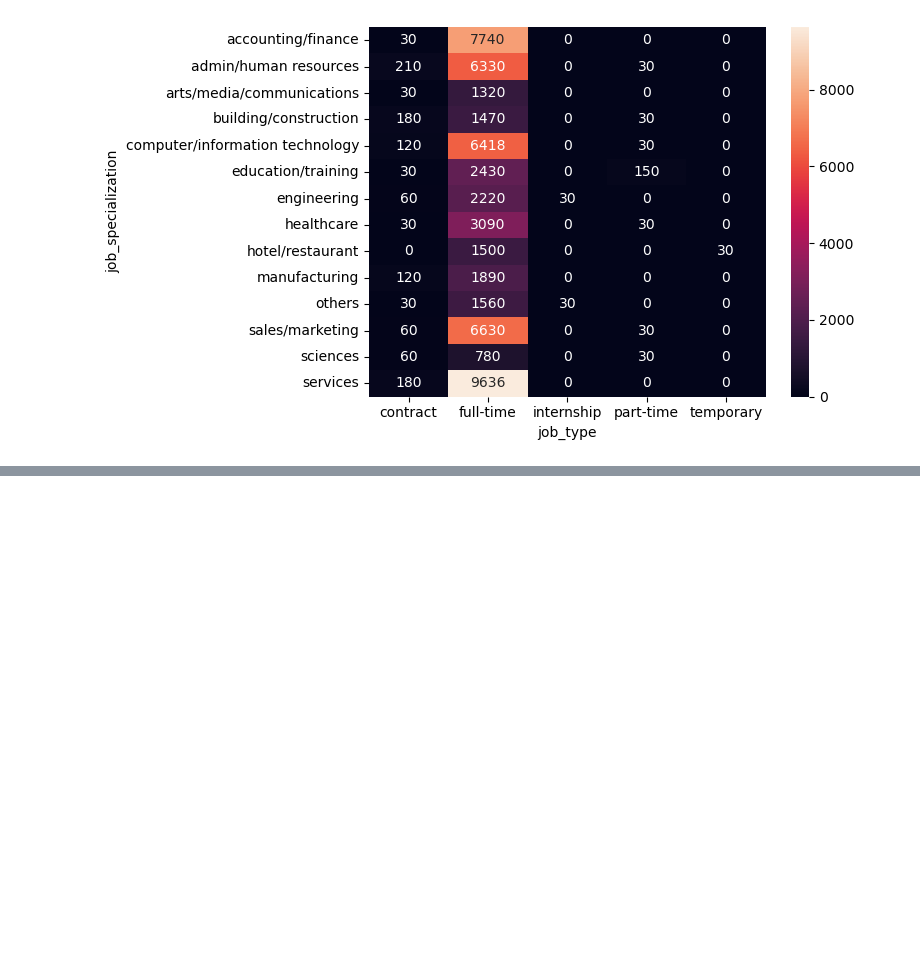
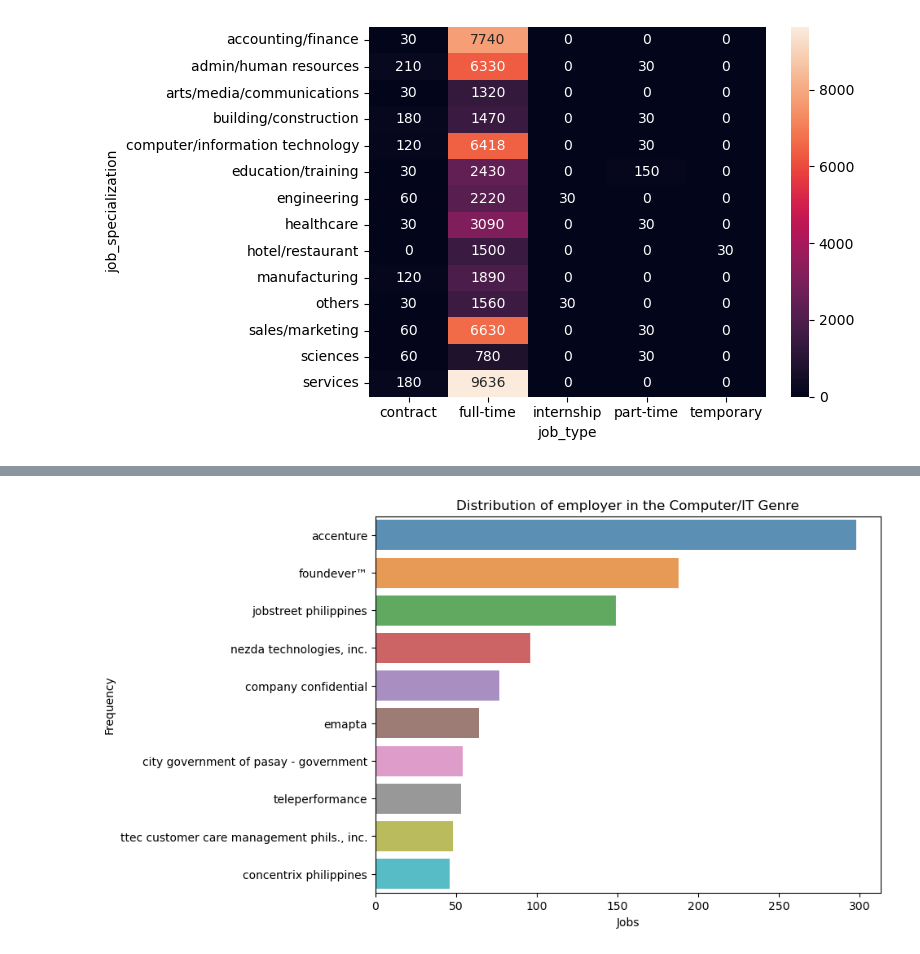
Before and after one commit to smpayawal/Exploring-Job-Market-Trends-and-Companies-in-Various-Locations, a Jupyter notebook: Job Market Analysis.ipynb, the cells around one changed output, grey strips where cells are left out. Saved outputs shown, nothing was run; the diff lists cells and outputs as text; code cells hidden in the pictures; blank space fills up the shorter version.

```diff
--- a/Job Markey Analysis.ipynb
+++ b/Job Market Analysis.ipynb
@@ -192,0 +247,11 @@ sns.heatmap(contingency_table, annot=True, fmt='d')
+# %%
+comp_n = df_it['company_name'].value_counts().nlargest(10)
+
+plt.figure(figsize=(8,6))
+sns.barplot(x=comp_n.values, y = comp_n.index, alpha=0.8)
+plt.title('Distribution of employer in the Computer/IT Genre')
+plt.xlabel('Jobs')
+plt.ylabel('Frequency')
+plt.show()
+# %% [output]
+[figure, added]
```
Also changed, not shown: parts of 19 cells of this notebook, 1 other file.
